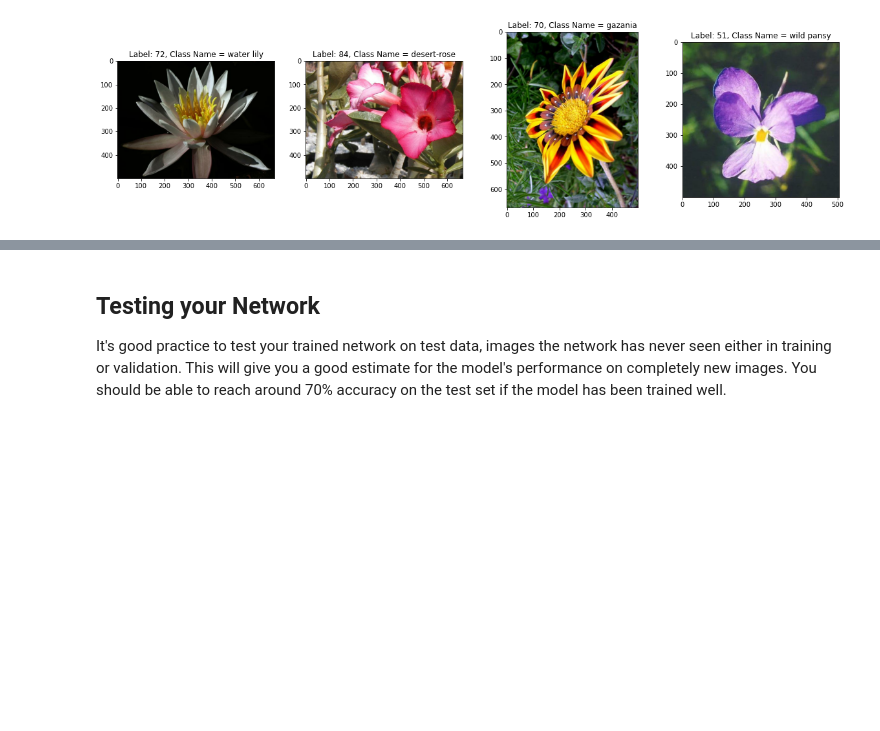
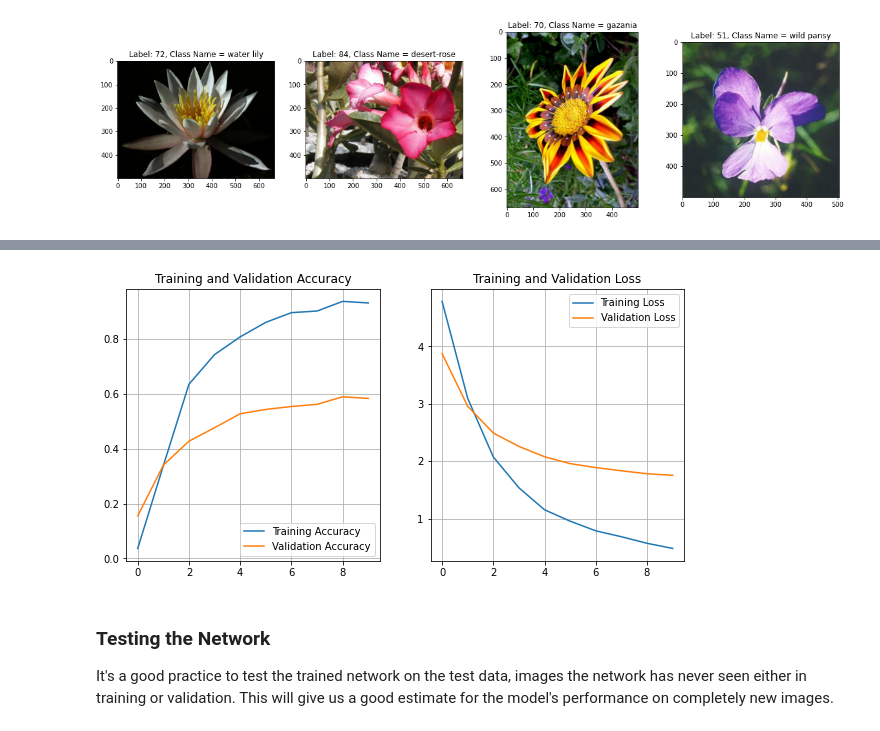
Before and after one commit to omarkhater/image_classifier-application, a Jupyter notebook: Project_Image_Classifier_Project.ipynb, the cells around one changed output, grey strips where cells are left out. Saved outputs shown, nothing was run; the diff lists cells and outputs as text; code cells hidden in the pictures; blank space fills up the shorter version.

Commit message:
Complete notebook
The model clearly overfit the training data

```diff
--- a/Project_Image_Classifier_Project.ipynb
+++ b/Project_Image_Classifier_Project.ipynb
@@ -30,4 +53,4 @@ import time
 # %%
-train = False
-save = False
+train = True
+save = True
 load = True
@@ -143,11 +163,8 @@ Non-trainable params: 2,257,984
 _________________________________________________________________
 # %%
 # Plot the loss and accuracy values achieved during training for the training and validation set.
-
 model.compile(optimizer = 'adam', loss = 'sparse_categorical_crossentropy', metrics = ['accuracy'])
-
-EPOCHS = 1
-
+EPOCHS = 10
 if train:
     early_stopping = tf.keras.callbacks.EarlyStopping(monitor='val_loss', patience=5)
     history = model.fit(training_batches,
@@ -156,5 +194,31 @@ if train:
+# %%
+training_accuracy = history.history['accuracy']
+validation_accuracy = history.history['val_accuracy']
+
+training_loss = history.history['loss']
+validation_loss = history.history['val_loss']
+
+epochs_range=range(EPOCHS)
+
+plt.figure(figsize=(10, 5))
+plt.subplot(1, 2, 1)
+plt.plot(epochs_range, training_accuracy, label='Training Accuracy')
+plt.plot(epochs_range, validation_accuracy, label='Validation Accuracy')
+plt.legend(loc='lower right')
+plt.title('Training and Validation Accuracy')
+plt.grid()
+plt.subplot(1, 2, 2)
+plt.plot(epochs_range, training_loss, label='Training Loss')
+plt.plot(epochs_range, validation_loss, label='Validation Loss')
+plt.legend(loc='upper right')
+plt.title('Training and Validation Loss')
+plt.grid()
+plt.show()
+# %% [output]
+[figure, added]
 # %% [markdown]
-## Testing your Network
+<a id = 'Test'></a>
+### Testing the Network
 
-It's good practice to test your trained network on test data, images the network has never seen either in training or validation. This will give you a good estimate for the model's performance on completely new images. You should be able to reach around 70% accuracy on the test set if the model has been trained well.
+It's a good practice to test the trained network on the test data, images the network has never seen either in training or validation. This will give us a good estimate for the model's performance on completely new images.
 # %%
```
Also changed, not shown: parts of 42 cells of this notebook, 4 other files.
